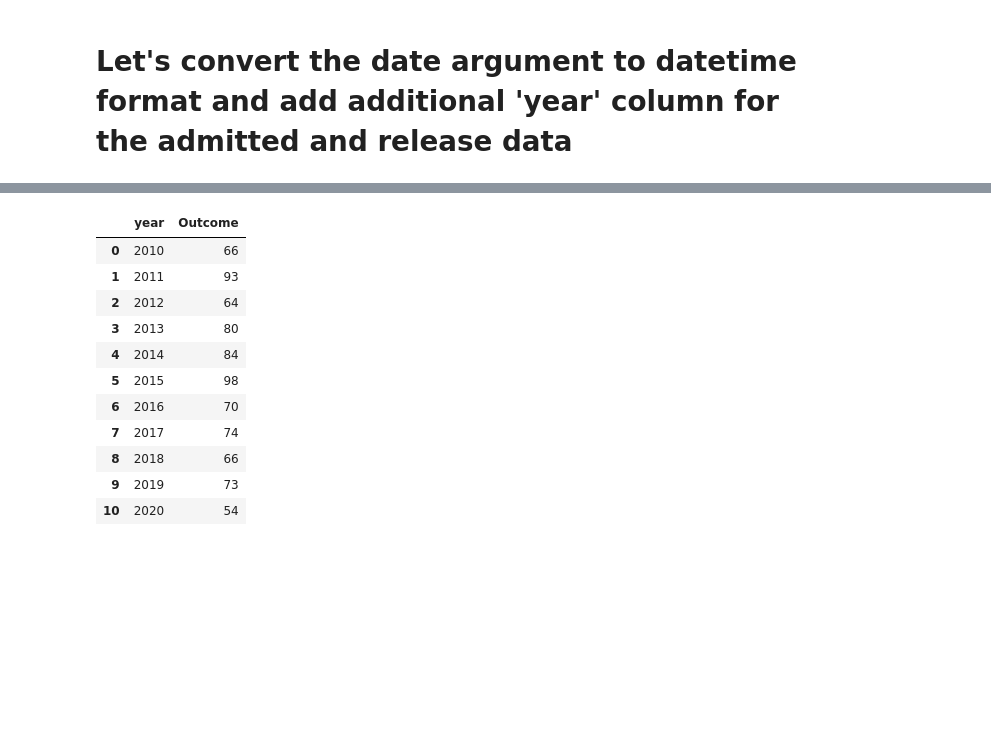
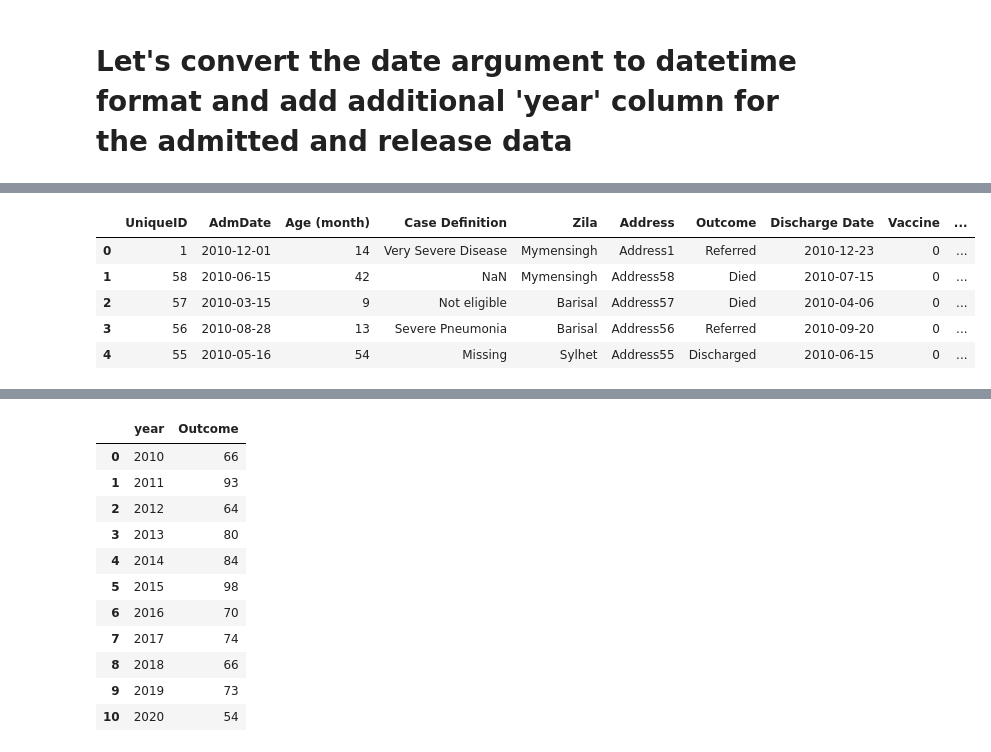
Before and after one commit to FahimHafiz/Vaccination-Dataset-Preprocessing-Analysis-and-Prediction-Using-Machine-Learning, a Jupyter notebook: main.ipynb, the cells around one changed output, grey strips where cells are left out. Saved outputs shown, nothing was run; the diff lists cells and outputs as text; code cells hidden in the pictures; blank space fills up the shorter version.

```diff
--- a/main.ipynb
+++ b/main.ipynb
@@ -114,0 +145,6 @@ final_data
+# %%
+lab_data = pd.read_csv('D:\Research\Vaccination-Dataset-Preprocessing-Analysis-and-Prediction-Using-Machine-Learning\datasets\Lab_data.csv')
+print("lab_data for all the patients: ")
+print(lab_data.to_string())
+print(f"number of unique ID patients in the lab data: {np.size(np.unique(lab_data['UniqueID']))}")
+print(f"number of unique ID patients in the final merged data: {np.size(np.unique(final_data['UniqueID']))}")
@@ -115,5 +169,11 @@ final_data
 # %%
-# merge the hospital data with the lab data
-df = pd.merge(final_data, lab_data, on='UniqueID', how='inner')
-
-df.to_csv('temp1.csv')
+# merge the hospital data with the lab data according to the UniqueID
+df_final = pd.merge(final_data, lab_data, on='UniqueID', how='inner')
+df_final.head()
+# %% [output]
+|  | UniqueID | AdmDate | Age (month) | Case Definition | Zila | Address | Outcome | Discharge Date | Vaccine | ... |
+| 0 | 1 | 2010-12-01 | 14 | Very Severe Disease | Mymensingh | Address1 | Referred | 2010-12-23 | 0 | ... |
+| 1 | 58 | 2010-06-15 | 42 | NaN | Mymensingh | Address58 | Died | 2010-07-15 | 0 | ... |
+| 2 | 57 | 2010-03-15 | 9 | Not eligible | Barisal | Address57 | Died | 2010-04-06 | 0 | ... |
+| 3 | 56 | 2010-08-28 | 13 | Severe Pneumonia | Barisal | Address56 | Referred | 2010-09-20 | 0 | ... |
+| 4 | 55 | 2010-05-16 | 54 | Missing | Sylhet | Address55 | Discharged | 2010-06-15 | 0 | ... |
```
Also changed, not shown: parts of 25 cells of this notebook.
